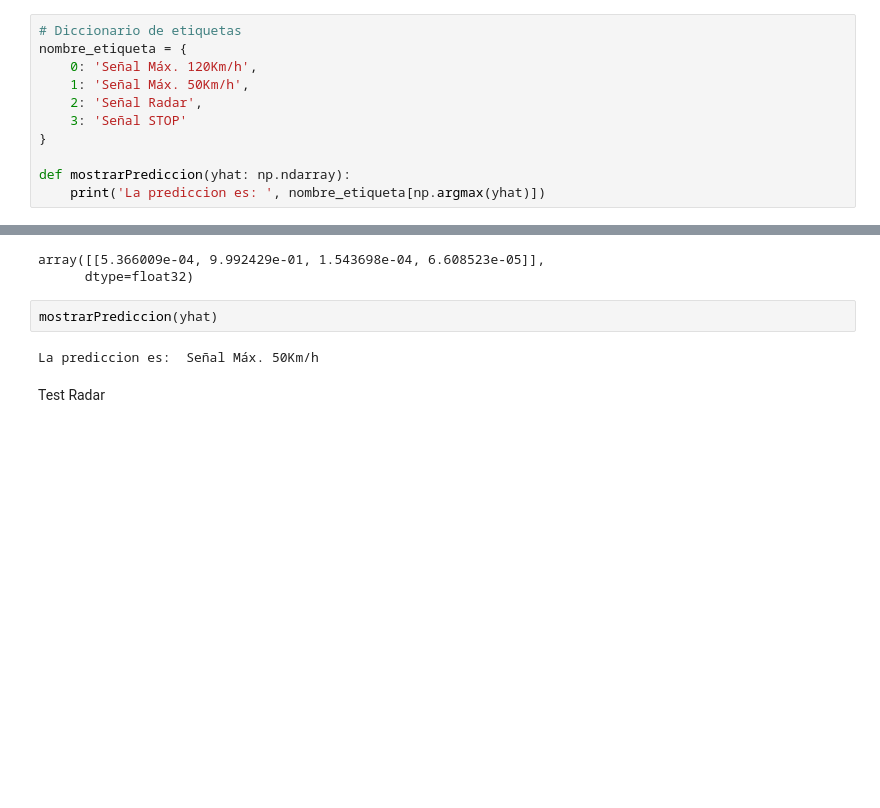
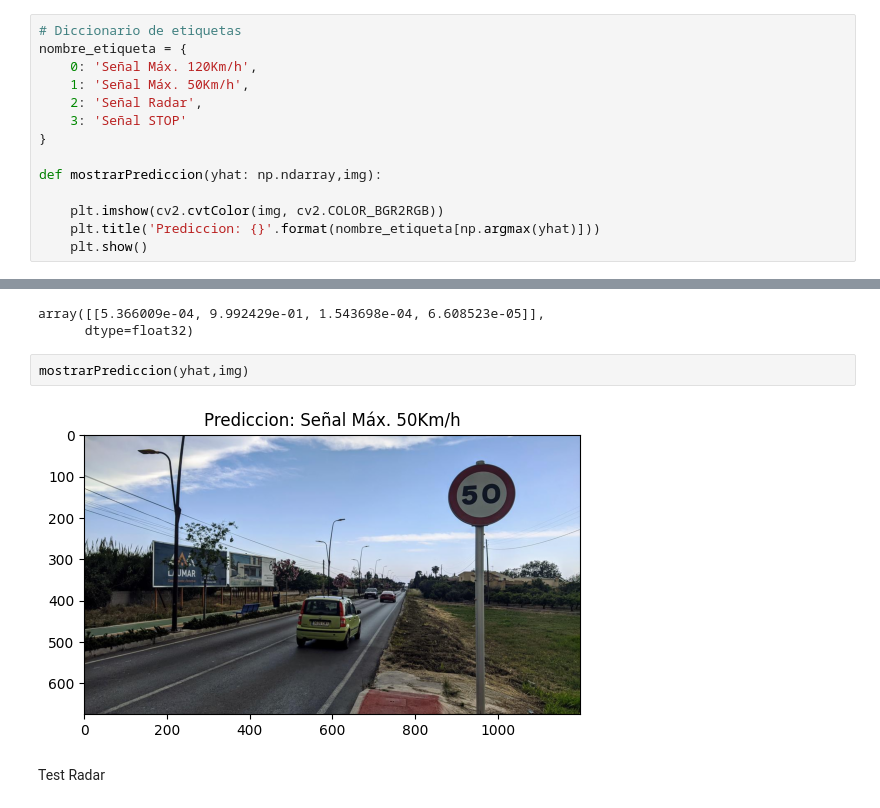
Before and after one commit to pxpe/TFG-Adversarial, a Jupyter notebook: signal-classification/signal-classification.ipynb, the cells around one changed output, grey strips where cells are left out. Drawn from its saved outputs; the diff is of its cells as text; blank space fills up the shorter version.

Commit message:
fix mostrar prediccion

```diff
--- a/signal-classification/signal-classification.ipynb
+++ b/signal-classification/signal-classification.ipynb
@@ -95,8 +95,11 @@ nombre_etiqueta = {
     3: 'Señal STOP'
 }
 
-def mostrarPrediccion(yhat: np.ndarray):
-    print('La prediccion es: ', nombre_etiqueta[np.argmax(yhat)])
+def mostrarPrediccion(yhat: np.ndarray,img):
+
+    plt.imshow(cv2.cvtColor(img, cv2.COLOR_BGR2RGB))
+    plt.title('Prediccion: {}'.format(nombre_etiqueta[np.argmax(yhat)]))
+    plt.show()
 # %%
 # Mostrar las clases de las imágenes con ejemplo
 fig, axs = plt.subplots(1, 4, figsize=(15, 15),sharey=True)
@@ -249,9 +250,9 @@ yhat
 array([[5.366009e-04, 9.992429e-01, 1.543698e-04, 6.608523e-05]],
       dtype=float32)
 # %%
-mostrarPrediccion(yhat)
+mostrarPrediccion(yhat,img)
 # %% [output]
-La prediccion es:  Señal Máx. 50Km/h
+[figure, added]
 # %% [markdown]
 Test Radar
 # %%
```
Also changed, not shown: parts of 5 cells of this notebook.
